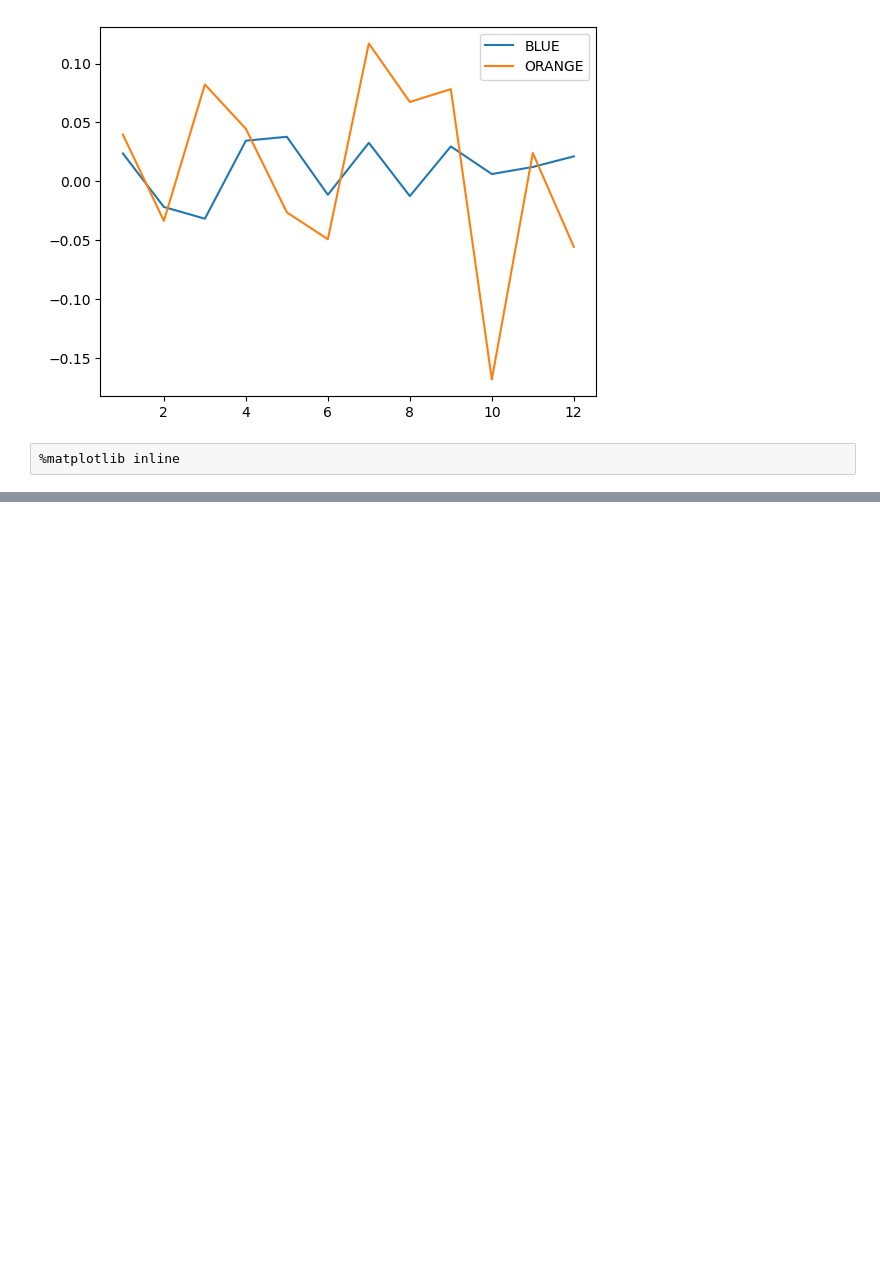
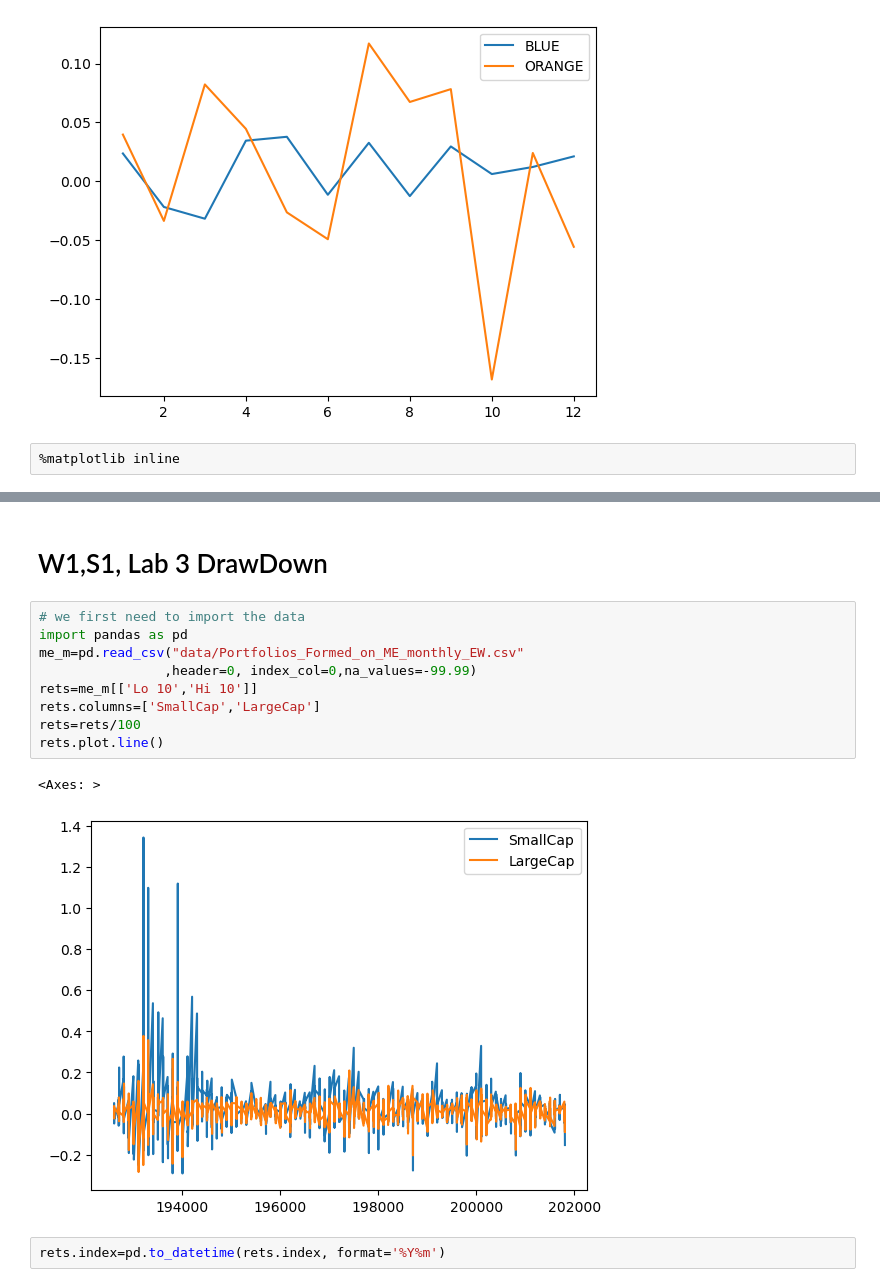
Before and after one commit to TheSmallRaccoon/PortAnalytics---Notes, a Jupyter notebook: letsGo.ipynb, the cells around one changed output, grey strips where cells are left out. Drawn from its saved outputs; the diff is of its cells as text; blank space fills up the shorter version.

```diff
--- a/letsGo.ipynb
+++ b/letsGo.ipynb
@@ -173,0 +399,16 @@ returns.plot()
+# %% [markdown]
+# W1,S1, Lab 3 DrawDown
+# %%
+# we first need to import the data
+import pandas as pd
+me_m=pd.read_csv("data/Portfolios_Formed_on_ME_monthly_EW.csv"
+                ,header=0, index_col=0,na_values=-99.99)
+rets=me_m[['Lo 10','Hi 10']]
+rets.columns=['SmallCap','LargeCap']
+rets=rets/100
+rets.plot.line()
+# %% [output]
+<Axes: >
+[figure, added]
+# %%
+rets.index=pd.to_datetime(rets.index, format='%Y%m')
```
Also changed, not shown: parts of 45 cells of this notebook.
